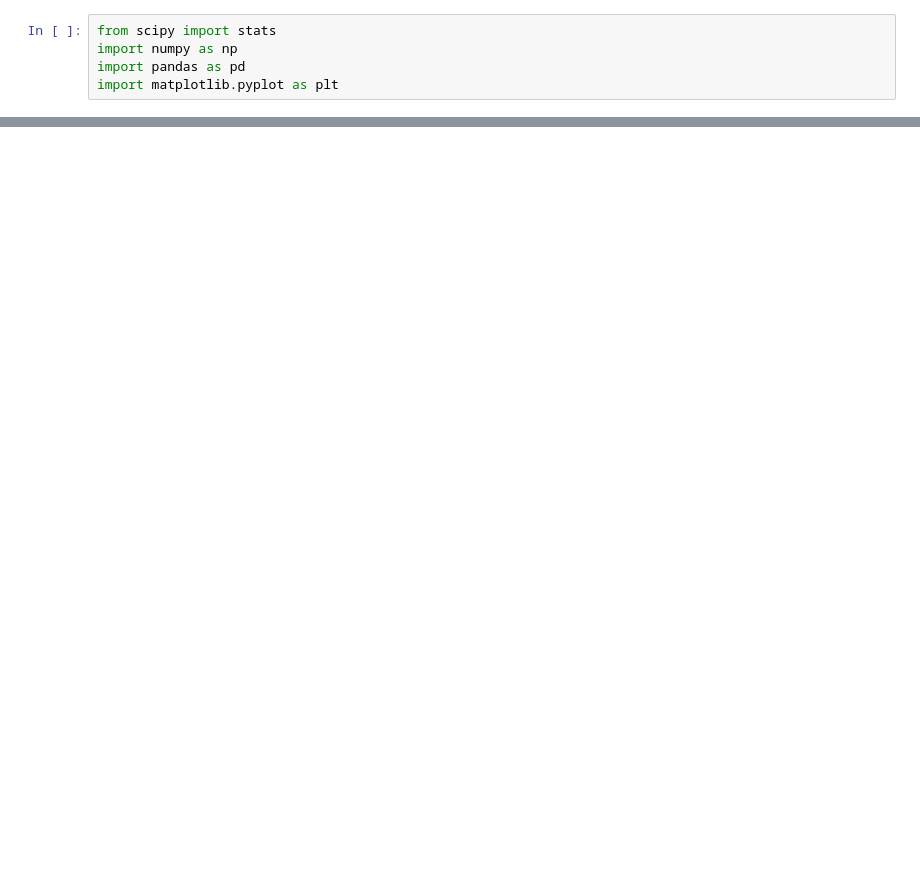
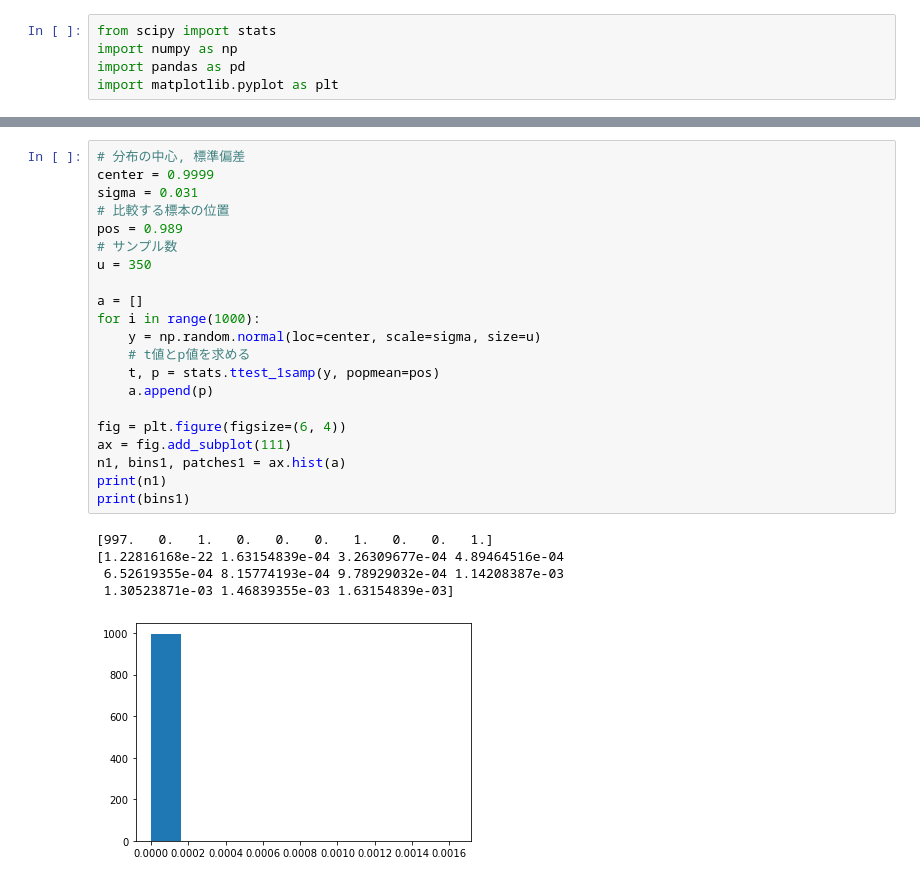
Before and after one commit to xmrogi/template, a Jupyter notebook: statistics/scipy.ipynb, the cells around one changed output, grey strips where cells are left out. Drawn from its saved outputs; the diff is of its cells as text; blank space fills up the shorter version.

```diff
--- a/statistics/scipy.ipynb
+++ b/statistics/scipy.ipynb
@@ -48,0 +54,27 @@ plt.show()
+# %%
+# 分布の中心, 標準偏差
+center = 0.9999
+sigma = 0.031
+# 比較する標本の位置
+pos = 0.989
+# サンプル数
+u = 350
+
+a = []
+for i in range(1000):
+    y = np.random.normal(loc=center, scale=sigma, size=u)
+    # t値とp値を求める
+    t, p = stats.ttest_1samp(y, popmean=pos)
+    a.append(p)
+
+fig = plt.figure(figsize=(6, 4))
+ax = fig.add_subplot(111)
+n1, bins1, patches1 = ax.hist(a)
+print(n1)
+print(bins1)
+# %% [output]
+[997.   0.   1.   0.   0.   0.   1.   0.   0.   1.]
+[1.22816168e-22 1.63154839e-04 3.26309677e-04 4.89464516e-04
+ 6.52619355e-04 8.15774193e-04 9.78929032e-04 1.14208387e-03
+ 1.30523871e-03 1.46839355e-03 1.63154839e-03]
+[figure, added]
```
Also changed, not shown: parts of 2 cells of this notebook, 3 other files.
